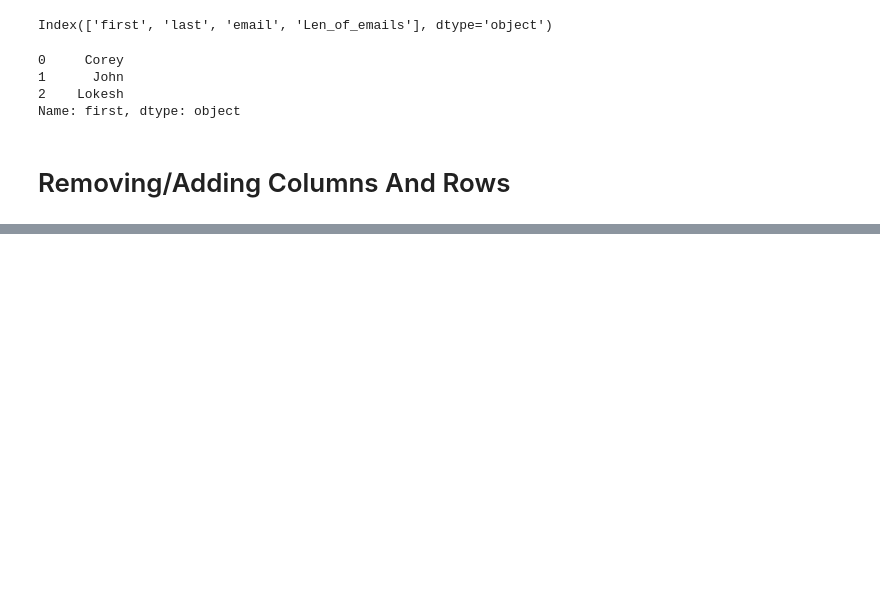
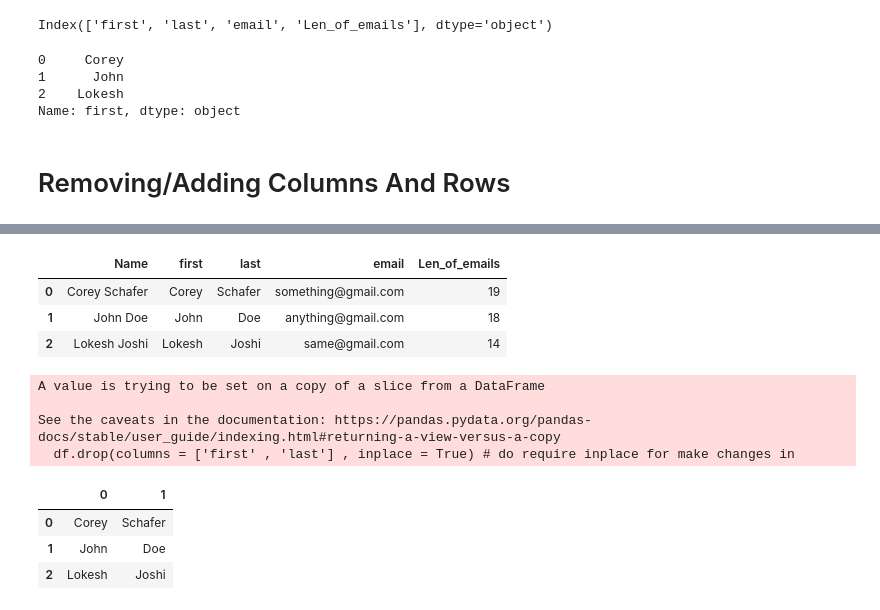
Before and after one commit to lucky-2104/Pandas, a Jupyter notebook: Modifying Data.ipynb, the cells around one changed output, grey strips where cells are left out. Drawn from its saved outputs; the diff is of its cells as text; code cells hidden in the pictures; blank space fills up the shorter version.

```diff
--- a/Modifying Data.ipynb
+++ b/Modifying Data.ipynb
@@ -178,0 +205,24 @@ Name: first, dtype: object
+# %%
+df = df[list1]
+df
+# %% [output]
+|  | Name | first | last | email | Len_of_emails |
+| 0 | Corey Schafer | Corey | Schafer | something@gmail.com | 19 |
+| 1 | John Doe | John | Doe | anything@gmail.com | 18 |
+| 2 | Lokesh Joshi | Lokesh | Joshi | same@gmail.com | 14 |
+# %%
+# for removing columns
+df.drop(columns = ['first' , 'last'] , inplace = True) # do require inplace for make changes in
+#data frame
+# %% [output]
+A value is trying to be set on a copy of a slice from a DataFrame
+
+See the caveats in the documentation: https://pandas.pydata.org/pandas-docs/stable/user_guide/indexing.html#returning-a-view-versus-a-copy
+  df.drop(columns = ['first' , 'last'] , inplace = True) # do require inplace for make changes in
+# %%
+df['Name'].str.split(" " ,expand = True)
+# %% [output]
+|  | 0 | 1 |
+| 0 | Corey | Schafer |
+| 1 | John | Doe |
+| 2 | Lokesh | Joshi |
```
Also changed, not shown: parts of 14 cells of this notebook, 3 other files.
